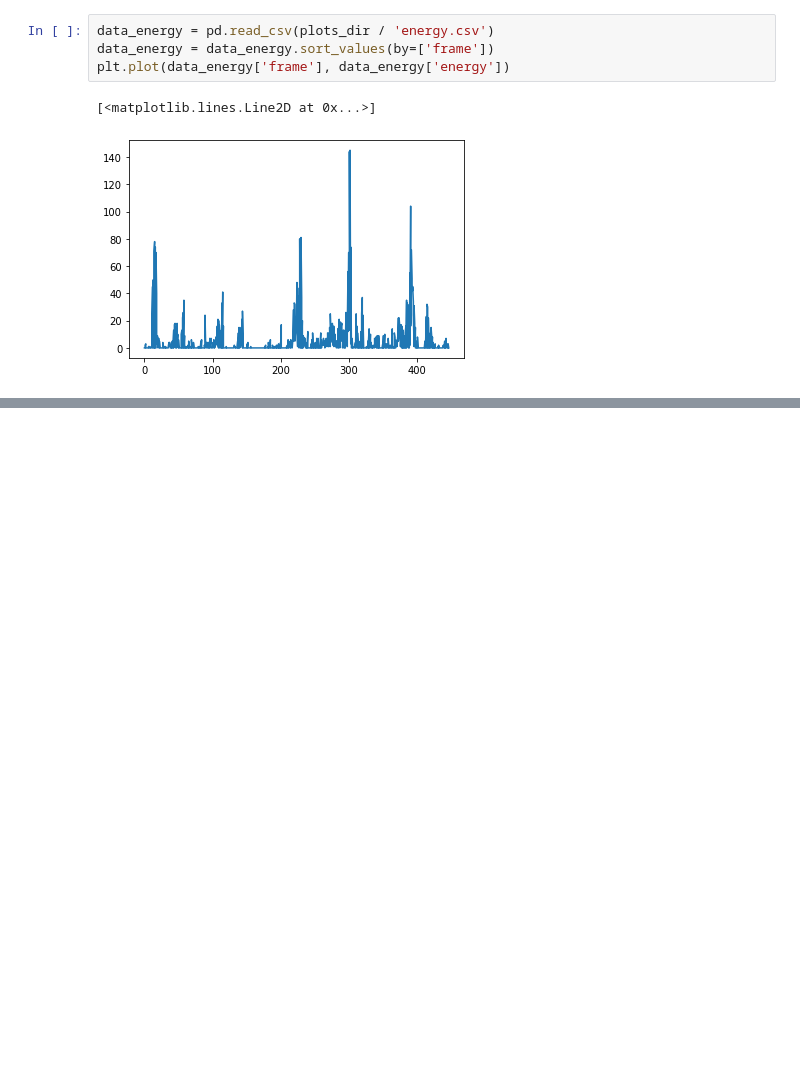
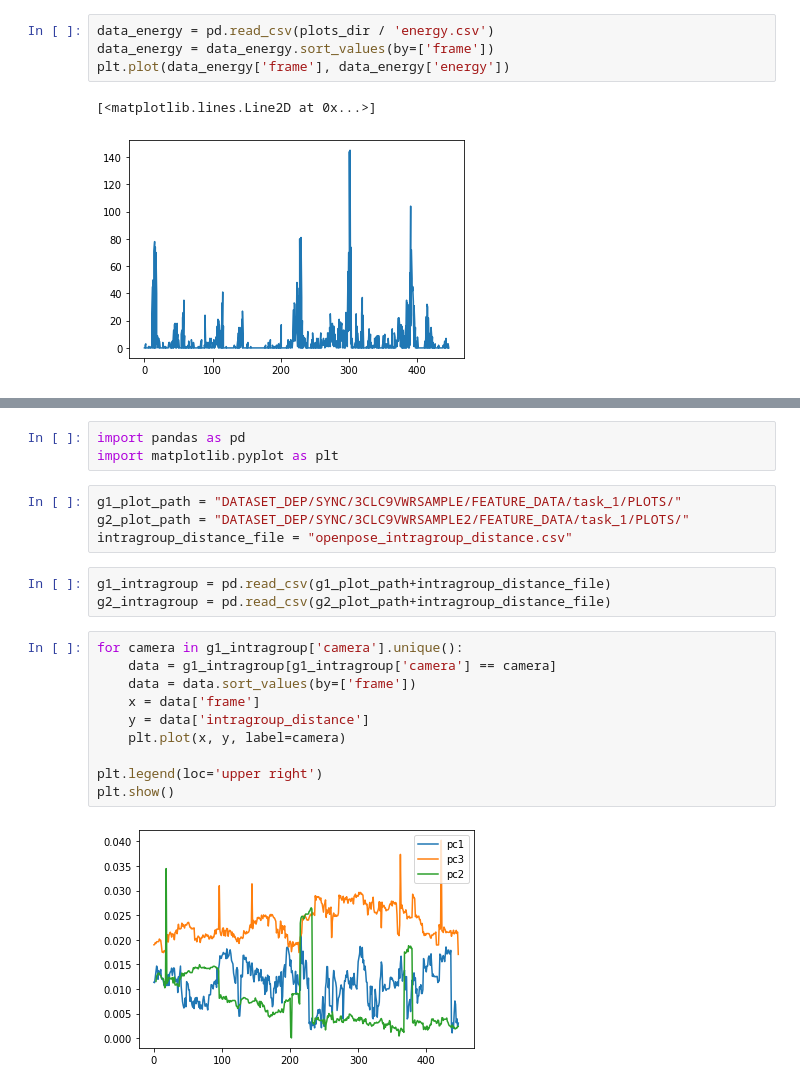
Before and after one commit to fraza0/nonverbal_communication_analysis, a Jupyter notebook: nonverbal_communication_analysis/m6_Visualization/Report_Images.ipynb, the cells around one changed output, grey strips where cells are left out. Saved outputs shown, nothing was run; the diff lists cells and outputs as text; blank space fills up the shorter version.

Commit message:
plot samples

```diff
--- a/nonverbal_communication_analysis/m6_Visualization/Report_Images.ipynb
+++ b/nonverbal_communication_analysis/m6_Visualization/Report_Images.ipynb
@@ -77,0 +84,22 @@ plt.plot(data_energy['frame'], data_energy['energy'])
+# %%
+import pandas as pd
+import matplotlib.pyplot as plt
+# %%
+g1_plot_path = "DATASET_DEP/SYNC/3CLC9VWRSAMPLE/FEATURE_DATA/task_1/PLOTS/"
+g2_plot_path = "DATASET_DEP/SYNC/3CLC9VWRSAMPLE2/FEATURE_DATA/task_1/PLOTS/"
+intragroup_distance_file = "openpose_intragroup_distance.csv"
+# %%
+g1_intragroup = pd.read_csv(g1_plot_path+intragroup_distance_file)
+g2_intragroup = pd.read_csv(g2_plot_path+intragroup_distance_file)
+# %%
+for camera in g1_intragroup['camera'].unique():
+    data = g1_intragroup[g1_intragroup['camera'] == camera]
+    data = data.sort_values(by=['frame'])
+    x = data['frame']
+    y = data['intragroup_distance']
+    plt.plot(x, y, label=camera)
+
+plt.legend(loc='upper right')
+plt.show()
+# %% [output]
+[figure, added]
```
Also changed, not shown: parts of 1 cell of this notebook.
